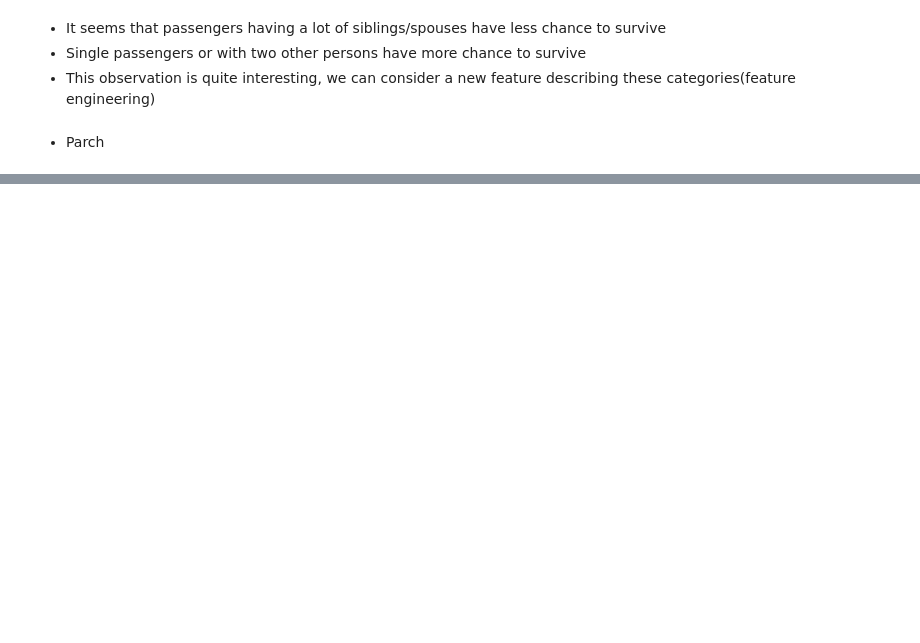
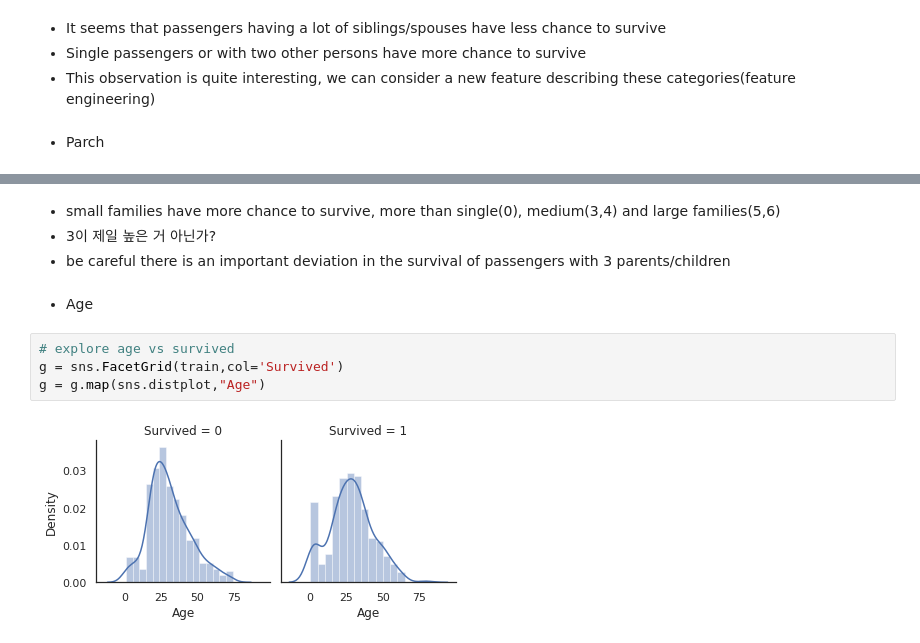
Before and after one commit to syi07030/NLP_study, a Jupyter notebook: Kaggle_BinaryClassification_TabularData/1.Titanic/Titanic_top4%_with_ensemble_modeling/Titanic_Top_4_with_ensemble_modeling.ipynb, the cells around one changed output, grey strips where cells are left out. Saved outputs shown, nothing was run; the diff lists cells and outputs as text; blank space fills up the shorter version.

```diff
--- a/Kaggle_BinaryClassification_TabularData/1.Titanic/Titanic_top4%_with_ensemble_modeling/Titanic_Top_4_with_ensemble_modeling.ipynb
+++ b/Kaggle_BinaryClassification_TabularData/1.Titanic/Titanic_top4%_with_ensemble_modeling/Titanic_Top_4_with_ensemble_modeling.ipynb
@@ -253,0 +261,12 @@ g = g.set_ylabels("survival probability")
+# %% [markdown]
+- small families have more chance to survive, more than single(0), medium(3,4) and large families(5,6)
+- 3이 제일 높은 거 아닌가?
+- be careful there is an important deviation in the survival of passengers with 3 parents/children
+# %% [markdown]
+- Age
+# %%
+# explore age vs survived
+g = sns.FacetGrid(train,col='Survived')
+g = g.map(sns.distplot,"Age")
+# %% [output]
+[figure, added]
```
Also changed, not shown: parts of 10 cells of this notebook.
